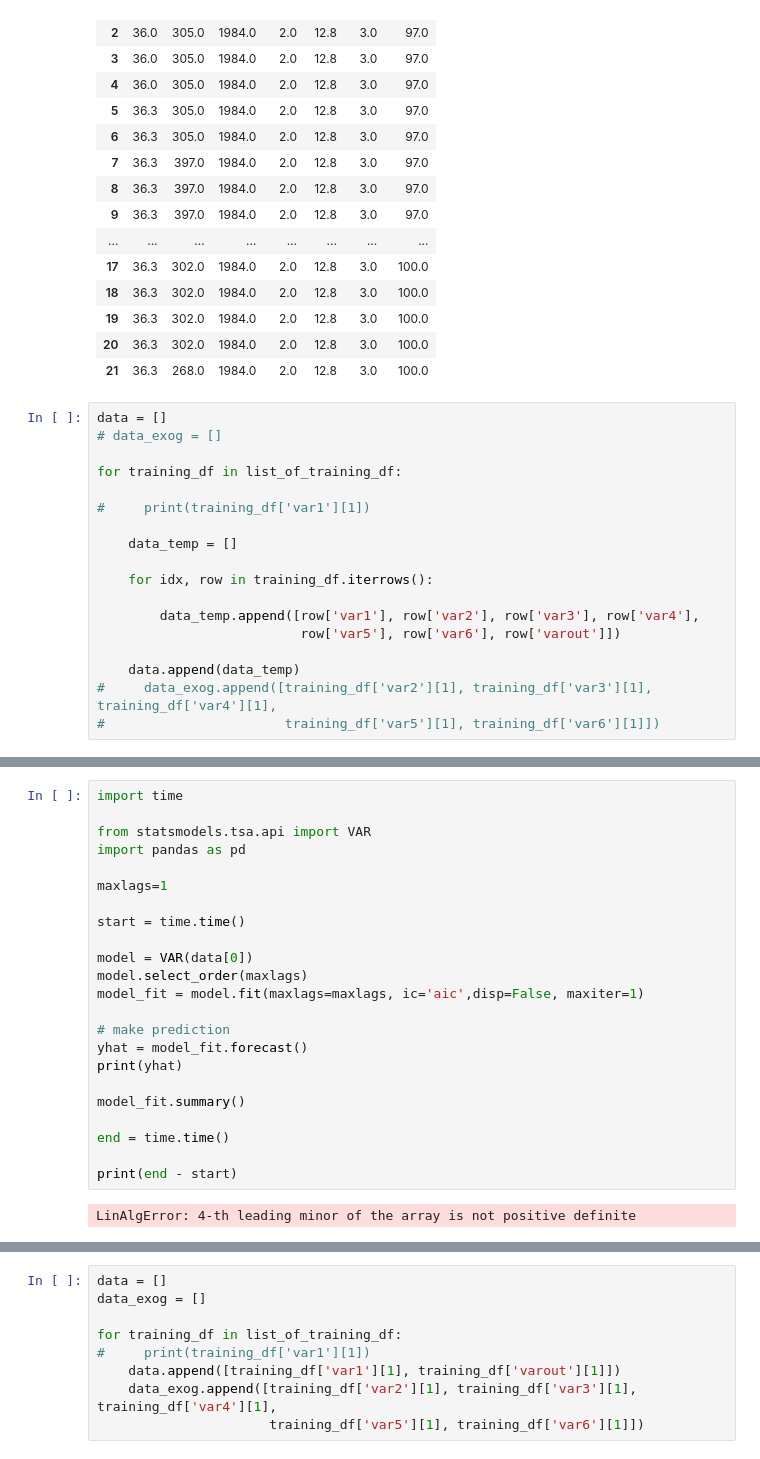
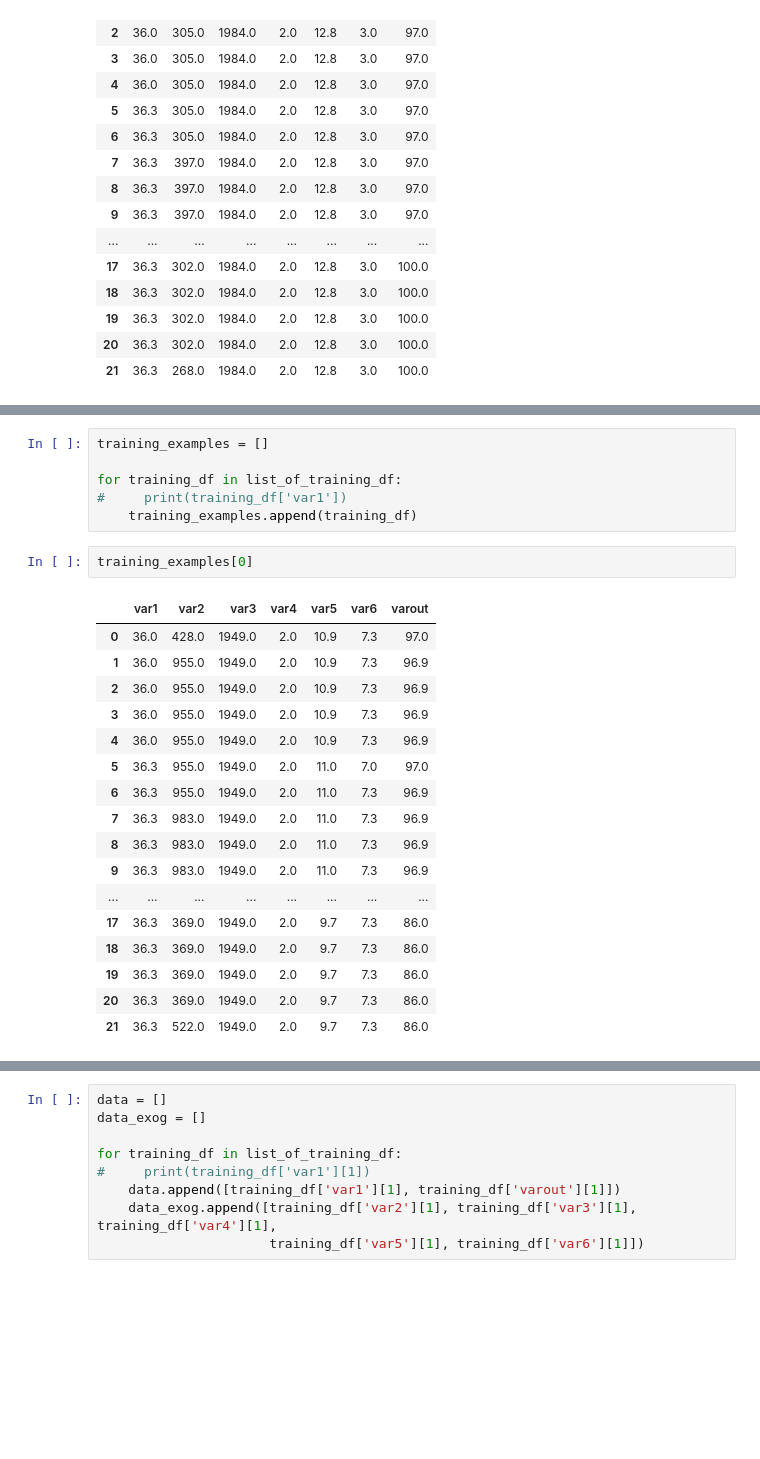
Before and after one commit to nnbaokhang/Descriptive-and-Predictive-Deep-Learning-Analytical-Tools-for-Enhanced-Bridge-Management, a Jupyter notebook: varmax_time_series_forecasting.ipynb, the cells around one changed output, grey strips where cells are left out. Cells and saved outputs as stored; diff of their text form; blank space fills up the shorter version.

Commit message:
updated varmax forecasting notebook

```diff
--- a/varmax_time_series_forecasting.ipynb
+++ b/varmax_time_series_forecasting.ipynb
@@ -94,21 +92,3 @@ list_of_training_df[3]
 | 19 | 36.3 | 302.0 | 1984.0 | 2.0 | 12.8 | 3.0 | 100.0 |
 | 20 | 36.3 | 302.0 | 1984.0 | 2.0 | 12.8 | 3.0 | 100.0 |
 | 21 | 36.3 | 268.0 | 1984.0 | 2.0 | 12.8 | 3.0 | 100.0 |
-# %%
-data = []
-# data_exog = []
-
-for training_df in list_of_training_df:
-
-#     print(training_df['var1'][1])
-
-    data_temp = []
-
-    for idx, row in training_df.iterrows():
-
-        data_temp.append([row['var1'], row['var2'], row['var3'], row['var4'],
-                          row['var5'], row['var6'], row['varout']])
-
-    data.append(data_temp)
-#     data_exog.append([training_df['var2'][1], training_df['var3'][1], training_df['var4'][1],
-#                       training_df['var5'][1], training_df['var6'][1]])
@@ -137,25 +95,26 @@ data[500]
-# %%
-import time
-
-from statsmodels.tsa.api import VAR
-import pandas as pd
-
-maxlags=1
-
-start = time.time()
-
-model = VAR(data[0])
-model.select_order(maxlags)
-model_fit = model.fit(maxlags=maxlags, ic='aic',disp=False, maxiter=1)
-
-# make prediction
-yhat = model_fit.forecast()
-print(yhat)
-
-model_fit.summary()
-
-end = time.time()
-
-print(end - start)
-# %% [output]
-LinAlgError: 4-th leading minor of the array is not positive definite
+# %%
+training_examples = []
+
+for training_df in list_of_training_df:
+#     print(training_df['var1'])
+    training_examples.append(training_df)
+# %%
+training_examples[0]
+# %% [output]
+|  | var1 | var2 | var3 | var4 | var5 | var6 | varout |
+| 0 | 36.0 | 428.0 | 1949.0 | 2.0 | 10.9 | 7.3 | 97.0 |
+| 1 | 36.0 | 955.0 | 1949.0 | 2.0 | 10.9 | 7.3 | 96.9 |
+| 2 | 36.0 | 955.0 | 1949.0 | 2.0 | 10.9 | 7.3 | 96.9 |
+| 3 | 36.0 | 955.0 | 1949.0 | 2.0 | 10.9 | 7.3 | 96.9 |
+| 4 | 36.0 | 955.0 | 1949.0 | 2.0 | 10.9 | 7.3 | 96.9 |
+| 5 | 36.3 | 955.0 | 1949.0 | 2.0 | 11.0 | 7.0 | 97.0 |
+| 6 | 36.3 | 955.0 | 1949.0 | 2.0 | 11.0 | 7.3 | 96.9 |
+| 7 | 36.3 | 983.0 | 1949.0 | 2.0 | 11.0 | 7.3 | 96.9 |
+| 8 | 36.3 | 983.0 | 1949.0 | 2.0 | 11.0 | 7.3 | 96.9 |
+| 9 | 36.3 | 983.0 | 1949.0 | 2.0 | 11.0 | 7.3 | 96.9 |
+| ... | ... | ... | ... | ... | ... | ... | ... |
+| 17 | 36.3 | 369.0 | 1949.0 | 2.0 | 9.7 | 7.3 | 86.0 |
+| 18 | 36.3 | 369.0 | 1949.0 | 2.0 | 9.7 | 7.3 | 86.0 |
+| 19 | 36.3 | 369.0 | 1949.0 | 2.0 | 9.7 | 7.3 | 86.0 |
+| 20 | 36.3 | 369.0 | 1949.0 | 2.0 | 9.7 | 7.3 | 86.0 |
+| 21 | 36.3 | 522.0 | 1949.0 | 2.0 | 9.7 | 7.3 | 86.0 |
```
Also changed, not shown: parts of 15 cells of this notebook.
